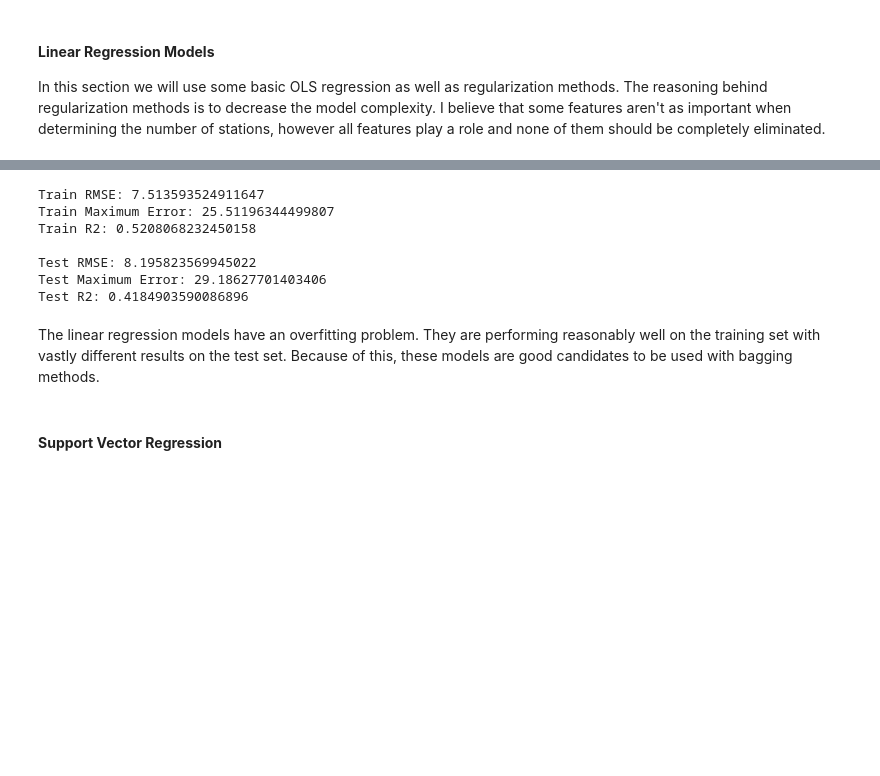
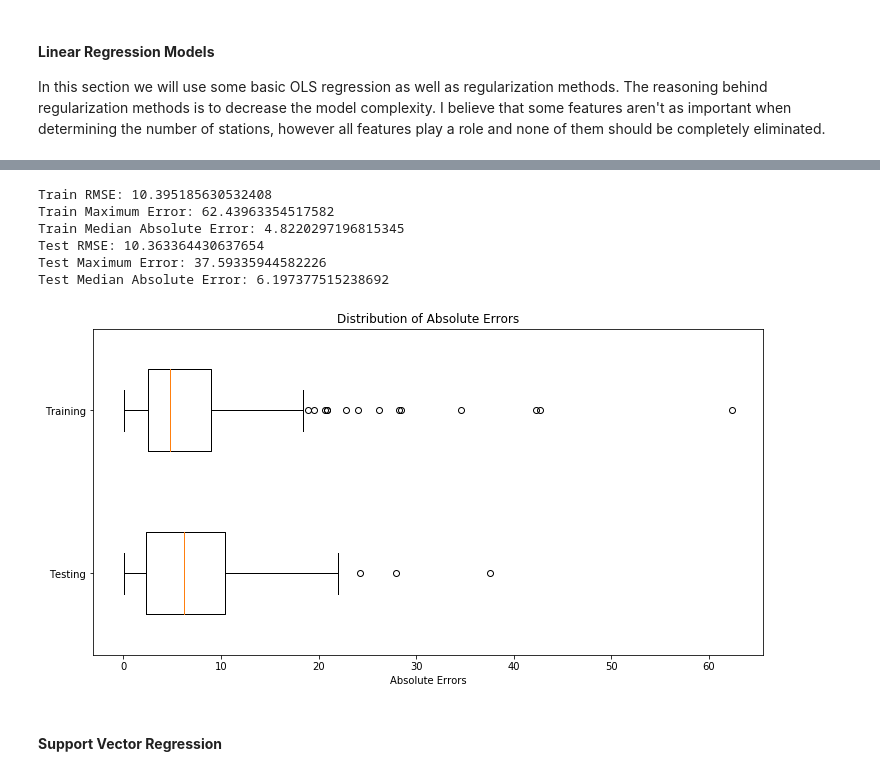
Before and after one commit to Williamdst/Bike-Share-USA, a Jupyter notebook: V_Prediction.ipynb, the cells around one changed output, grey strips where cells are left out. Cells and saved outputs as stored; diff of their text form; code cells hidden in the pictures; blank space fills up the shorter version.

```diff
--- a/V_Prediction.ipynb
+++ b/V_Prediction.ipynb
@@ -597,17 +662,19 @@ Test R2: 0.4497477153072257
 # %%
-from sklearn.linear_model import RidgeCV
-cv = RepeatedKFold(n_splits=10, n_repeats=3)
-ridge_model = RidgeCV(alphas = np.arange(0,1,0.01), cv=cv, scoring='neg_mean_squared_error')
-default_model(ridge_model)
+from sklearn.linear_model import Ridge
+ridge_model = Ridge()
+param_grid = {'alpha': np.arange(0,1,0.01),
+              'fit_intercept': [False, True],
+              'normalize': [False, True]
+             }
+
+hypertune_model(ridge_model, param_grid, grid=True)
 # %% [output]
-Train RMSE: 7.513593524911647
-Train Maximum Error: 25.51196344499807
-Train R2: 0.5208068232450158
-
-Test RMSE: 8.195823569945022
-Test Maximum Error: 29.18627701403406
-Test R2: 0.4184903590086896
+Train RMSE: 10.395185630532408
+Train Maximum Error: 62.43963354517582
+Train Median Absolute Error: 4.8220297196815345
+Test RMSE: 10.363364430637654
+Test Maximum Error: 37.59335944582226
+Test Median Absolute Error: 6.197377515238692
+[figure, added]
-# %% [markdown]
-The linear regression models have an overfitting problem. They are performing reasonably well on the training set with vastly different results on the test set. Because of this, these models are good candidates to be used with bagging methods.
 # %% [markdown]
 #### **Support Vector Regression**
```
Also changed, not shown: parts of 69 cells of this notebook.
